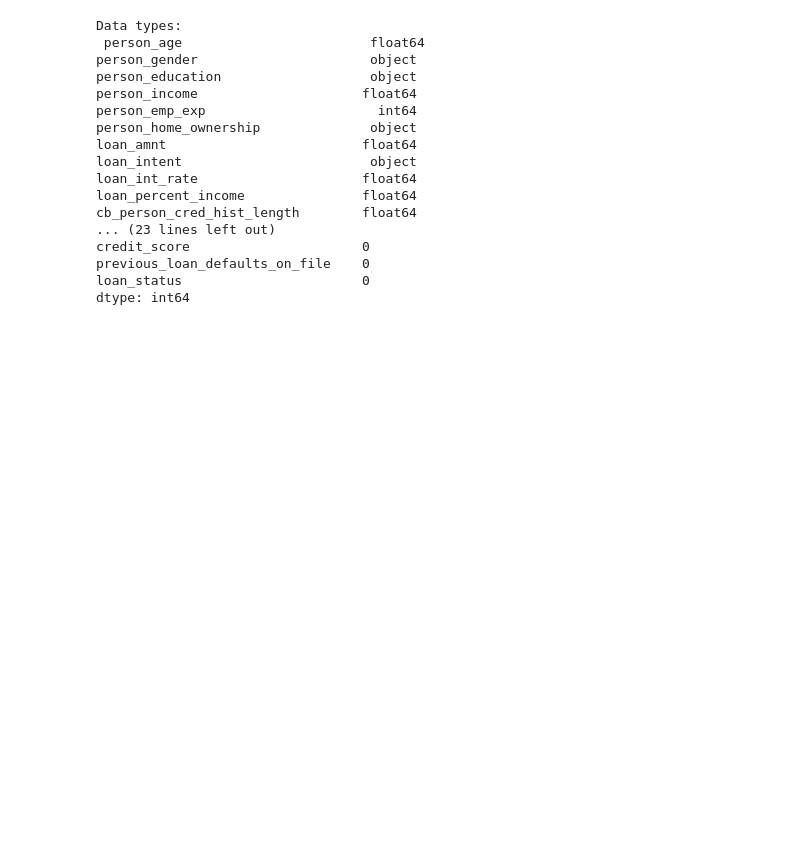
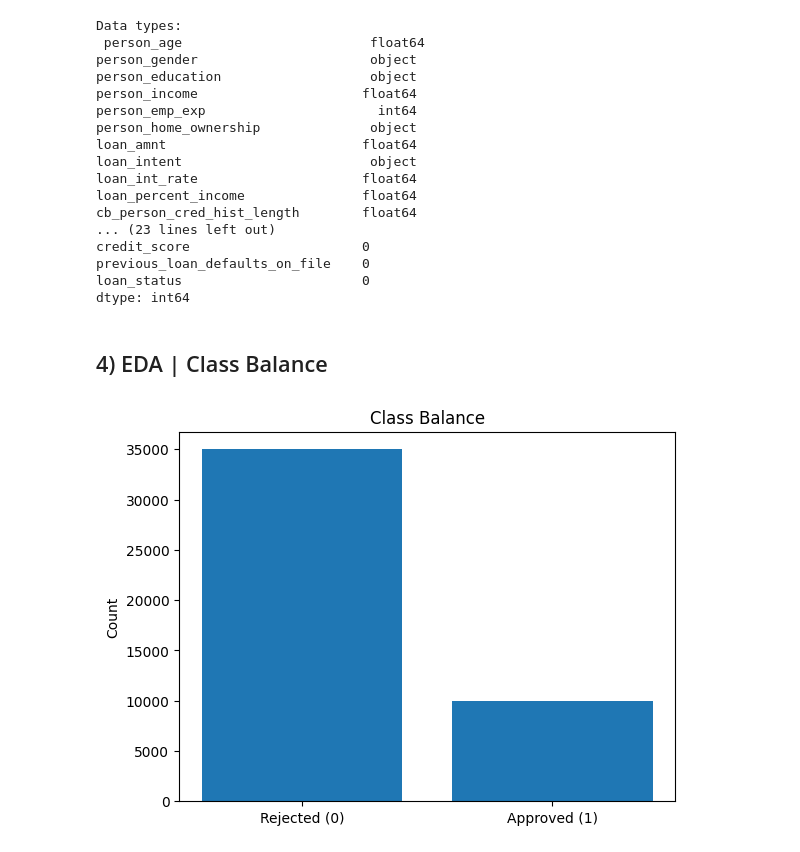
Before and after one commit to allthat-jazz/Loan-approval-prediction, a Jupyter notebook: project.ipynb, the cells around one changed output. Saved outputs shown, nothing was run; the diff lists cells and outputs as text; code cells hidden in the pictures; blank space fills up the shorter version.

```diff
--- a/project.ipynb
+++ b/project.ipynb
@@ -25,7 +27,7 @@ np.random.seed(RANDOM_STATE)
 # %% [markdown]
 ## 2) Load Data
 # %%
-df = pd.read_csv('data_loan\loan_data.csv')
+df = pd.read_csv('loan_data.csv')
 print(df.shape)
 df.head()
 # %% [output]
@@ -62,3 +64,14 @@ credit_score                      0
 previous_loan_defaults_on_file    0
 loan_status                       0
 dtype: int64
+# %% [markdown]
+## 4) EDA | Class Balance
+# %%
+vals = df['loan_status'].value_counts()
+plt.figure()
+plt.bar(['Rejected (0)', 'Approved (1)'], vals.values)
+plt.title('Class Balance')
+plt.ylabel('Count')
+plt.show()
+# %% [output]
+[figure, added]
```
Also changed, not shown: parts of 24 cells of this notebook.
